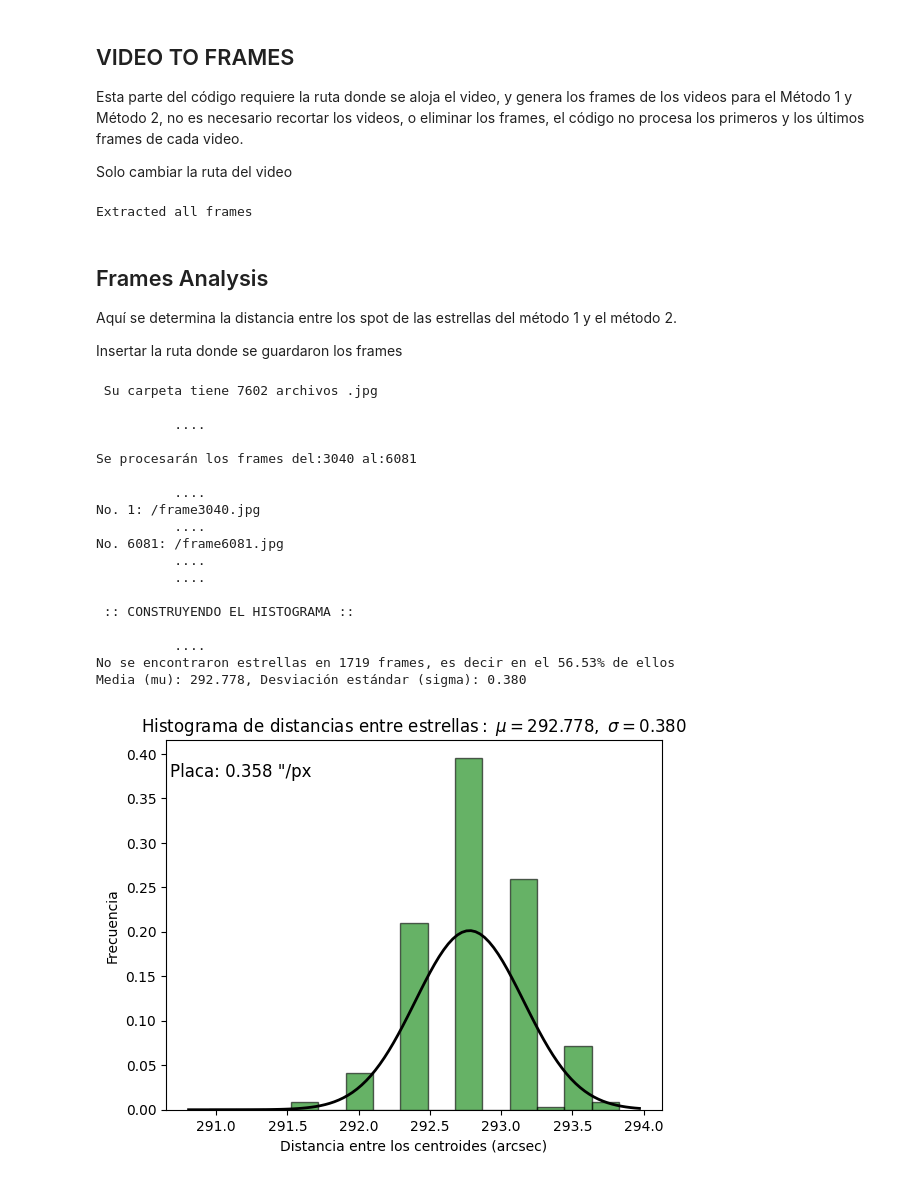
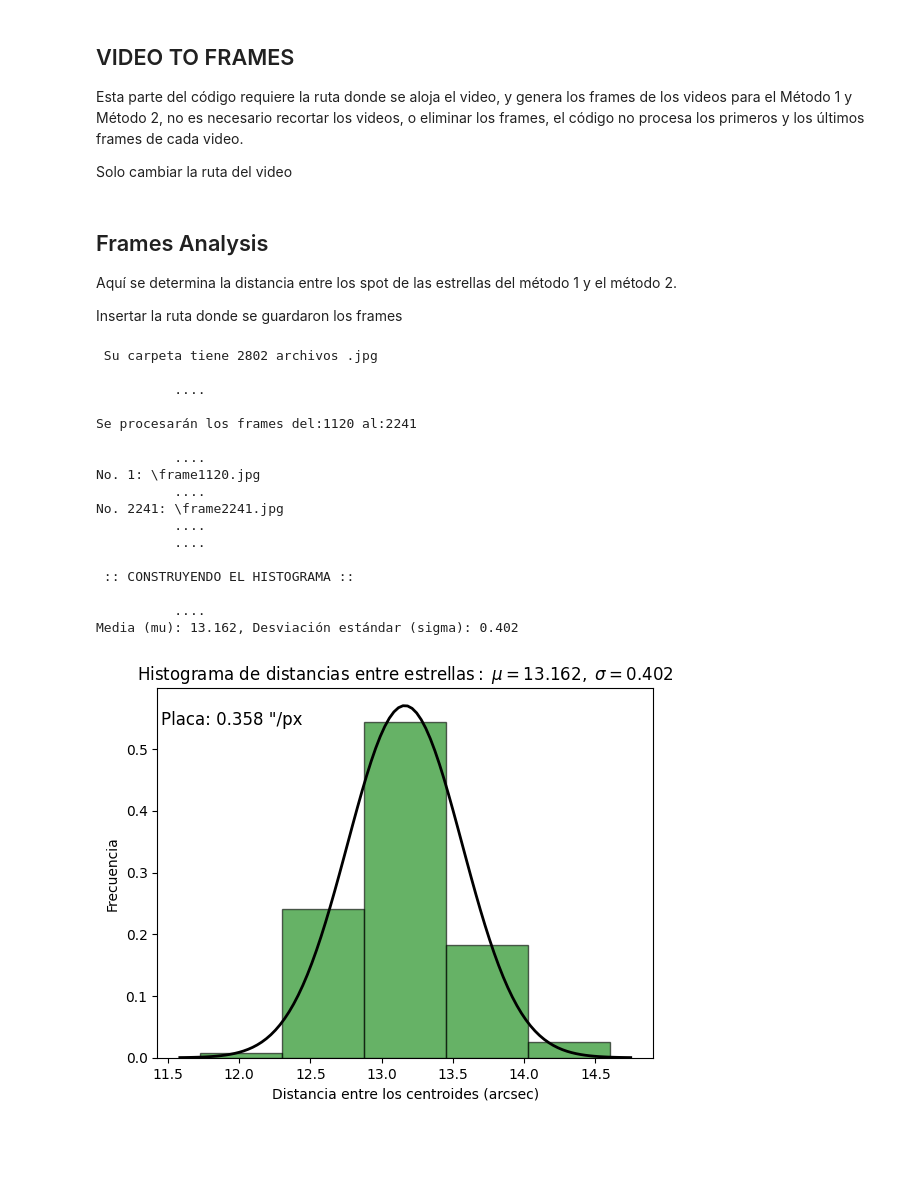
Before and after one commit to juagudeloo/Seeing-OAN, a Jupyter notebook: metodo_1_y_2.ipynb, the cells around one changed output. Saved outputs shown, nothing was run; the diff lists cells and outputs as text; code cells hidden in the pictures; blank space fills up the shorter version.

```diff
--- a/metodo_1_y_2.ipynb
+++ b/metodo_1_y_2.ipynb
@@ -4,15 +4,12 @@
 Esta parte del código requiere la ruta donde se aloja el video, y genera los frames de los videos para el Método 1 y Método 2, no es necesario recortar los videos, o eliminar los frames, el código no procesa los primeros y los últimos frames de cada video.
 
 Solo cambiar la ruta del video
-# %%
-# Cambiar aquí por el nombre del video a analizar
-filename = 'G_3_Altair_300824_21_47_DSC0037_Prisma'
 # %%
 import cv2
 import os
 
 # Ruta del video
-video_path = (f"videos/{filename}.MOV") # Asume que el video está en una carpeta llamada videos
+video_path = (r"D:\GitHub\Tecnicas\Seeing\video\G-1_vega_270824_21_40_DSC_0019_prisma.MOV")
 
 # Extraer el nombre del archivo sin la extensión para usar como nombre de la carpeta
 video_name = os.path.splitext(os.path.basename(video_path))[0]
@@ -39,7 +36,7 @@ while True:
     if ret:
         # Si hay frames disponibles, continuar creando imágenes
         name = os.path.join(output_folder, f"frame{currentframe}.jpg")
-        # print(f"Creating... {name}")
+        print(f"Creating... {name}")
 
         # Guardar la imagen extraída
         cv2.imwrite(name, frame)
@@ -47,14 +44,11 @@ while True:
         # Incrementar el contador de frames
         currentframe += 1
     else:
-        print('Extracted all frames')
         break
 
 # Liberar todos los recursos y cerrar ventanas una vez terminado
 cam.release()
 cv2.destroyAllWindows()
-# %% [output]
-Extracted all frames
 # %% [markdown]
 ## Frames Analysis
 
@@ -108,16 +102,16 @@ def identify_stars_and_distance(image_path):
     # Calcular la distancia entre las dos estrellas
     if len(star_centers) == 2:
         pixel_distance = dist.euclidean(star_centers[0], star_centers[1])
-        return(pixel_distance)
     else:
-        # print("No se encontraron estrellas.")
-        return 0
+        print("No se encontraron estrellas.")
 
     # Mostrar la imagen con los centros de las estrellas marcados
     #plt.imshow(image, cmap='gray')
     #plt.title(f"Distancia en pixeles: {pixel_distance:.2f}")
     #plt.show()
 
+
+    return(pixel_distance)
 
 # Definir una funcion para extraer el numero del frame dek nombre del archivo
 def extract_frame_number(filename):
@@ -135,11 +129,11 @@ scale_size = 0.358  # segundos de arco por px ('' /px)
 
 """_____________________MAIN_________________________"""
 # Abrir carpeta donde se encuentran los frames del video
-carpeta = f"data/{filename}"
+carpeta = r"D:\GitHub\Tecnicas\Seeing\Scripts\data\G-1_vega_270824_21_09_DSC_0019_mascara"
 
 
 # Busqueda de los archivos .jpg
-archivos = glob.glob(carpeta + r"/*.jpg")
+archivos = glob.glob(carpeta + r"\*.jpg")
 
 # Ordenar los archivos numéricamente por el número de frame en el nombre asi (0, 1, 2, 3, ...)
 archivos.sort(key=extract_frame_number)
@@ -179,22 +173,17 @@ for k in range(start, end):
     #print(f"archivo {archivos[k]}") #verificar si se están ejecutando los frames en orden
     distances.append(identify_stars_and_distance(archivos[k])*scale_size)
 
-distances = np.array(distances)
-no_stars = len(np.where(distances==0)[0])
-print(f'No se encontraron estrellas en {no_stars} frames, es decir en el {round(no_stars/(end-start+1)*100,2)}% de ellos')
 
-# Guardar las distancias en un archivo llamado nombre_del_video.dat
-np.savetxt(f"{filename}.dat", distances, fmt="%.6f", header="Distancias entre estrellas (arcsec)")
+# Guardar las distancias en un archivo llamado out.dat
+np.savetxt("out.dat", distances, fmt="%.6f", header="Distancias entre estrellas (arcsec)")
 
-distances = np.loadtxt(f'{filename}.dat')
-distances = distances[np.where(distances!=0)]
 
 # Ajuste de los datos a una distribución normal
 mu, std = norm.fit(distances)
 # Normalizar los valores del histograma
 weights = np.ones_like(distances) / len(distances)
 # Graficar el histograma con las distancias
-count, bins, ignored = plt.hist(distances, weights=weights, bins=15, alpha=0.6, color="g", edgecolor="black")
+count, bins, ignored = plt.hist(distances, weights=weights, bins=5, alpha=0.6, color="g", edgecolor="black")
 
 # Graficar la función de densidad de probabilidad (PDF) ajustada
 xmin, xmax = plt.xlim()
@@ -203,37 +192,36 @@ p = norm.pdf(x, mu, std)
 
 # Normalizar la PDF para que se ajuste al histograma
 bin_width = bins[1] - bins[0]
 p_normalized = p * bin_width  # Ajuste el área de la PDF al histograma
 plt.plot(x, p_normalized, "k", linewidth=2)
 
 
 # Mostrar los valores de mu y sigma
 print(f"Media (mu): {mu:.3f}, Desviación estándar (sigma): {std:.3f}")
 
 
 # Grafico
 plt.title(r"$\mathrm{Histograma\ de\ distancias\ entre\ estrellas:}\ \mu=%.3f,\ \sigma=%.3f$" % (mu, std))
 plt.xlabel("Distancia entre los centroides (arcsec)")
 plt.ylabel("Frecuencia")
 plt.text(0.15, 0.9, f"Placa: {scale_size} \"/px", transform=plt.gca().transAxes, fontsize=12, color='black', ha='center')
 plt.show()
 # %% [output]
- Su carpeta tiene 7602 archivos .jpg
+ Su carpeta tiene 2802 archivos .jpg
 
           ....
 
-Se procesarán los frames del:3040 al:6081
+Se procesarán los frames del:1120 al:2241
 
           ....
-No. 1: /frame3040.jpg
+No. 1: \frame1120.jpg
           ....
-No. 6081: /frame6081.jpg
+No. 2241: \frame2241.jpg
           ....
           ....
 
  :: CONSTRUYENDO EL HISTOGRAMA ::
 
           ....
-No se encontraron estrellas en 1719 frames, es decir en el 56.53% de ellos
-Media (mu): 292.778, Desviación estándar (sigma): 0.380
+Media (mu): 13.162, Desviación estándar (sigma): 0.402
-[figure, old version]
+[figure, new version]
```
Also changed, not shown: parts of 8 cells of this notebook.
